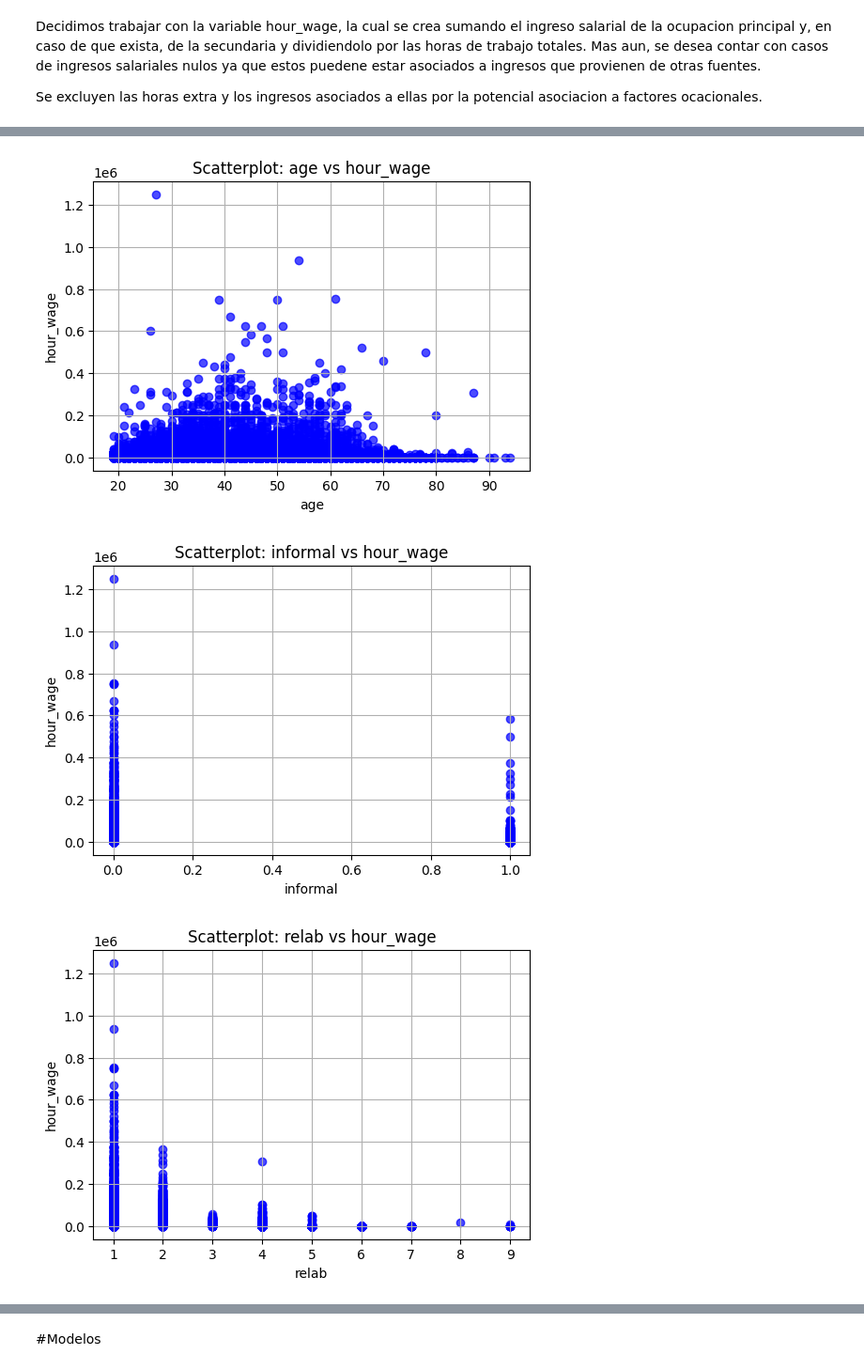
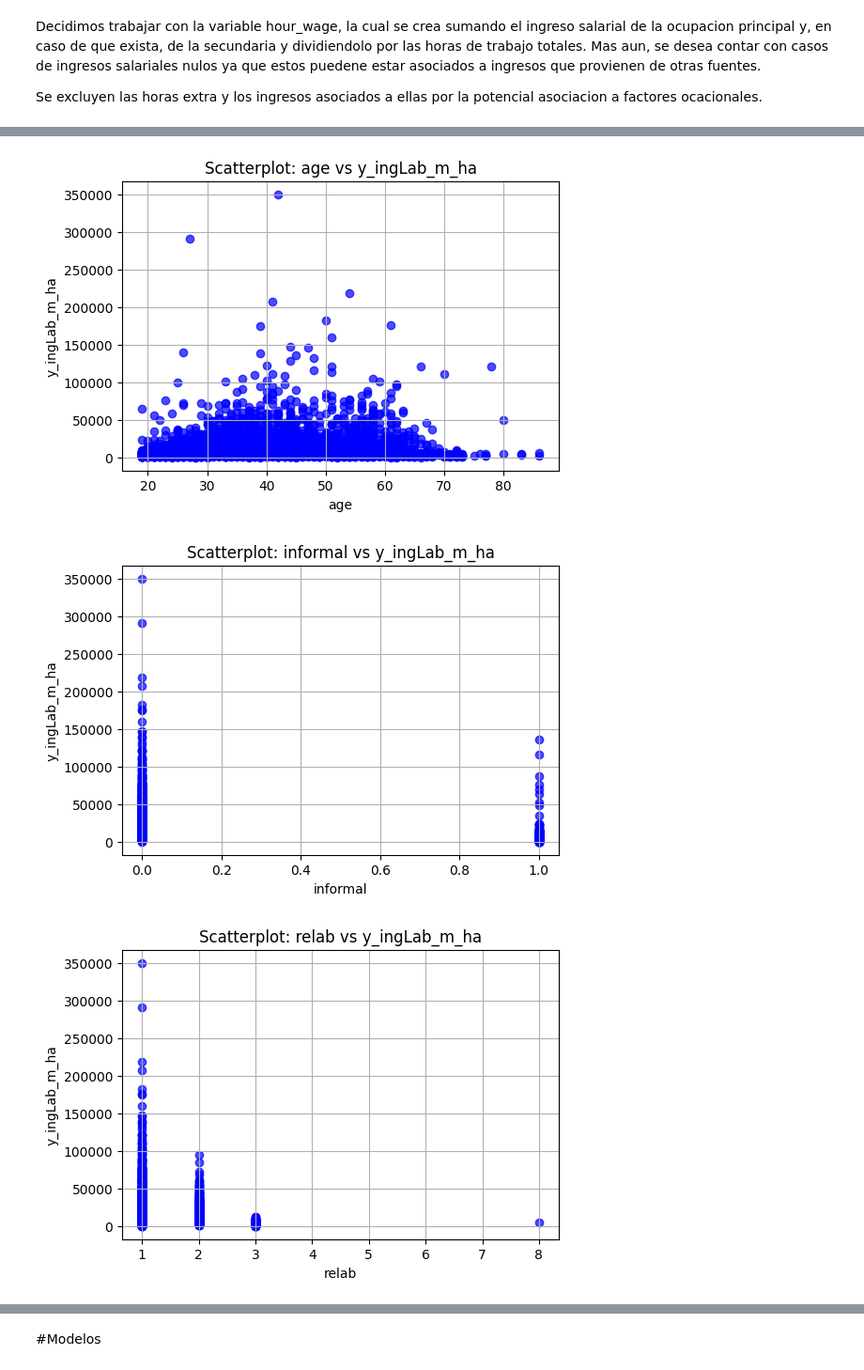
Before and after one commit to carolinabasile/ProblemSet1_MachineLearning, a Jupyter notebook: Analysis.ipynb, the cells around one changed output, grey strips where cells are left out. Shown at 94% size. Drawn from its saved outputs; the diff is of its cells as text; code cells hidden in the pictures.

```diff
--- a/Analysis.ipynb
+++ b/Analysis.ipynb
@@ -119,7 +119,7 @@ for col in wage_hours_related_vars:
 
 # Calcular 'hour_wage' teniendo en cuenta los valores NaN
 df_limpio['hour_wage'] = (df_limpio['p6500'].fillna(0) + df_limpio['p7070'].fillna(0)) / \
-                                         (df_limpio['hoursWorkActualSecondJob'].fillna(0) + df_limpio['hoursWorkUsual'].fillna(0))
+                                         ((df_limpio['hoursWorkActualSecondJob'].fillna(0) + df_limpio['hoursWorkUsual'].fillna(0))*4)
 
 # Ajustar para casos donde el denominador es cero (para evitar divisiones por cero)
 df_limpio.loc[(df_limpio['hoursWorkActualSecondJob'].fillna(0) + df_limpio['hoursWorkUsual'].fillna(0)) == 0, 'hour_wage'] = np.nan
@@ -266,6 +272,7 @@ df_limpio['sizeFirm'] = pd.to_numeric(df_limpio['sizeFirm'], errors='coerce')
 df_limpio['relab'] = pd.to_numeric(df_limpio['relab'], errors='coerce')
 df_limpio['informal'] = pd.to_numeric(df_limpio['informal'], errors='coerce')
 df_limpio['sex'] = pd.to_numeric(df_limpio['sex'], errors='coerce')
+df_limpio['oficio'] = pd.to_numeric(df_limpio['oficio'], errors='coerce')
 # %% [output]
 A value is trying to be set on a copy of a slice from a DataFrame.
 Try using .loc[row_indexer,col_indexer] = value instead
@@ -287,5 +294,5 @@ See the caveats in the documentation: https://pandas.pydata.org/pandas-docs/stab
 # %%
 # Elimino missings
 
-df_limpio = df_limpio[["hour_wage", "age", "informal", "p6426", "relab", "sex", "sizeFirm","maxEducLevel"]]
+df_limpio = df_limpio[["y_ingLab_m_ha", "age", "informal", "p6426", "relab", "sex", "sizeFirm","maxEducLevel", "oficio"]]
 df_limpio = df_limpio.dropna()
@@ -323,6 +350,6 @@ plt.show()
 # %%
 # Vuelvo a transformar a formato categórico a las variables que les corresponde
-categorical_vars = ["informal", "relab", "sex", "sizeFirm", "maxEducLevel"]
+categorical_vars = ["informal", "relab", "sex", "sizeFirm", "maxEducLevel", "oficio"]
 
 for var in categorical_vars:
     df_limpio[var] = df_limpio[var].astype('category')
@@ -340,20 +368,20 @@ maxEducLevel    category
 dtype: object
 # %%
 # Defino las variables independientes y la dependiente
-variables_independientes = ["age", "informal", "relab", "p6426", "sex", "sizeFirm","maxEducLevel"]
+variables_independientes = ["age", "informal", "relab", "p6426", "sex", "sizeFirm","maxEducLevel", "oficio"]
 
-variable_dependiente = "hour_wage"
+variable_dependiente = "y_ingLab_m_ha"
 
 # Creo scatterplots entre hour_wage y cada variable independiente
 for var in variables_independientes:
     plt.figure(figsize=(6, 4))
     plt.scatter(df_limpio[var], df_limpio[variable_dependiente], alpha=0.7, color='b')
     plt.title(f"Scatterplot: {var} vs {variable_dependiente}")
     plt.xlabel(var)
     plt.ylabel(variable_dependiente)
     plt.grid(True)
     plt.show()
 # %% [output]
-[figure, old version]
+[figure, new version]
-[figure, old version]
+[figure, new version]
-[figure, old version]
+[figure, new version]
```
Also changed, not shown: parts of 32 cells of this notebook.
